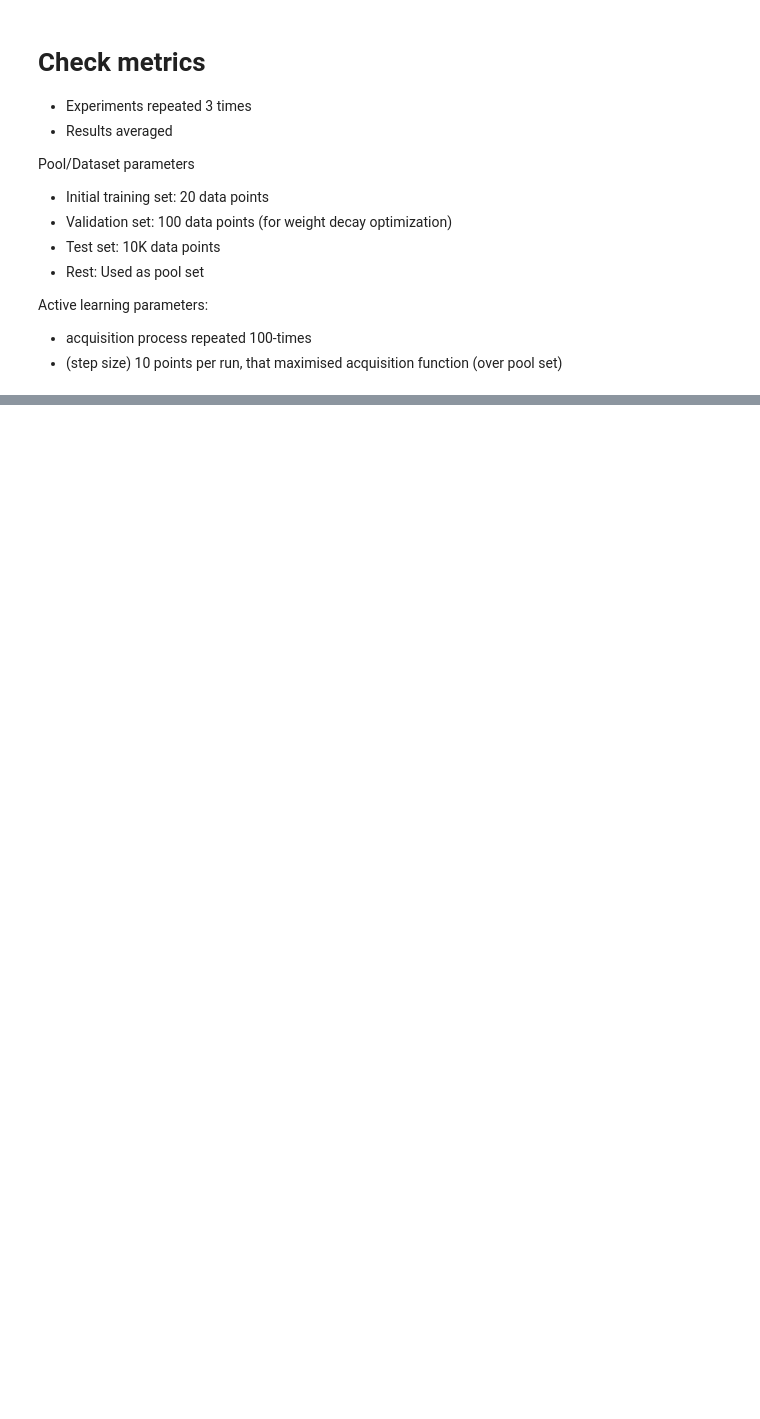
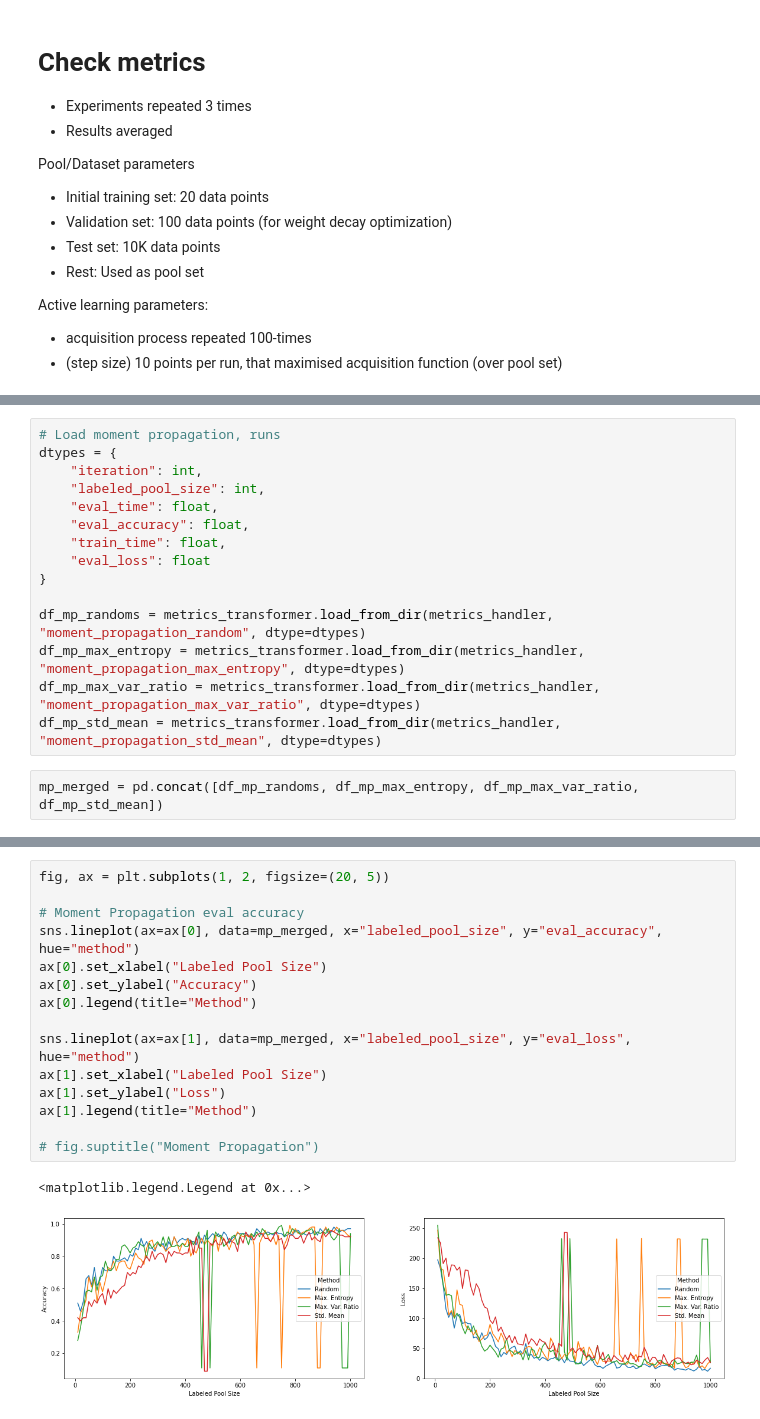
Before and after one commit to ExLeonem/master-thesis-code, a Jupyter notebook: wp/notebooks/experiments/y_gal_paper.ipynb, the cells around one changed output, grey strips where cells are left out. Drawn from its saved outputs; the diff is of its cells as text; blank space fills up the shorter version.

```diff
--- a/wp/notebooks/experiments/y_gal_paper.ipynb
+++ b/wp/notebooks/experiments/y_gal_paper.ipynb
@@ -40,0 +88,17 @@ Active learning parameters:
+# %%
+# Load moment propagation, runs
+dtypes = {
+    "iteration": int,
+    "labeled_pool_size": int,
+    "eval_time": float,
+    "eval_accuracy": float,
+    "train_time": float,
+    "eval_loss": float
+}
+
+df_mp_randoms = metrics_transformer.load_from_dir(metrics_handler, "moment_propagation_random", dtype=dtypes)
+df_mp_max_entropy = metrics_transformer.load_from_dir(metrics_handler, "moment_propagation_max_entropy", dtype=dtypes)
+df_mp_max_var_ratio = metrics_transformer.load_from_dir(metrics_handler, "moment_propagation_max_var_ratio", dtype=dtypes)
+df_mp_std_mean = metrics_transformer.load_from_dir(metrics_handler, "moment_propagation_std_mean", dtype=dtypes)
+# %%
+mp_merged = pd.concat([df_mp_randoms, df_mp_max_entropy, df_mp_max_var_ratio, df_mp_std_mean])
@@ -40,0 +125,18 @@ Active learning parameters:
+# %%
+fig, ax = plt.subplots(1, 2, figsize=(20, 5))
+
+# Moment Propagation eval accuracy
+sns.lineplot(ax=ax[0], data=mp_merged, x="labeled_pool_size", y="eval_accuracy", hue="method")
+ax[0].set_xlabel("Labeled Pool Size")
+ax[0].set_ylabel("Accuracy")
+ax[0].legend(title="Method")
+
+sns.lineplot(ax=ax[1], data=mp_merged, x="labeled_pool_size", y="eval_loss", hue="method")
+ax[1].set_xlabel("Labeled Pool Size")
+ax[1].set_ylabel("Loss")
+ax[1].legend(title="Method")
+
+# fig.suptitle("Moment Propagation")
+# %% [output]
+<matplotlib.legend.Legend at 0x...>
+[figure, added]
```
Also changed, not shown: parts of 6 cells of this notebook, 4 other files.
